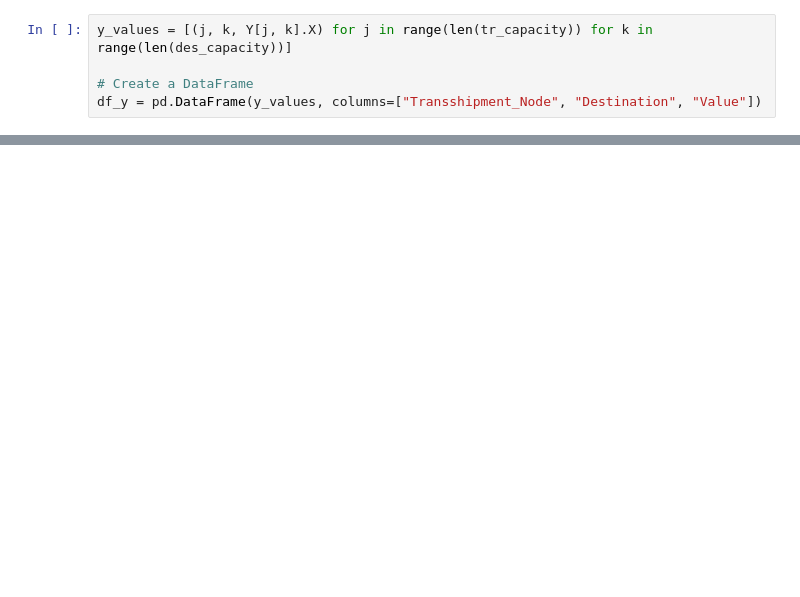
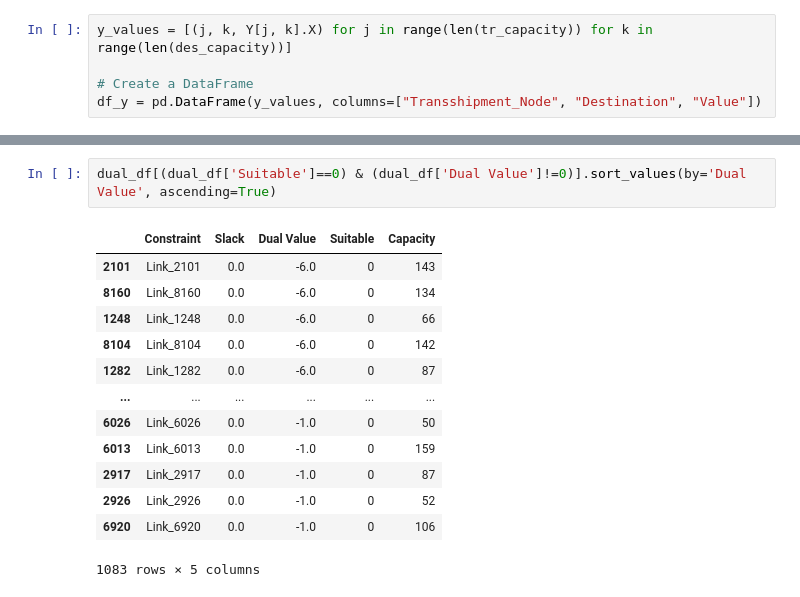
Before and after one commit to giorgiodemarchi/Duality-Based-Active-Learning, a Jupyter notebook: model.ipynb, the cells around one changed output, grey strips where cells are left out. Drawn from its saved outputs; the diff is of its cells as text; blank space fills up the shorter version.

```diff
--- a/model.ipynb
+++ b/model.ipynb
@@ -628,0 +628,16 @@ df_link_duals_nonzero
+# %%
+dual_df[(dual_df['Suitable']==0) & (dual_df['Dual Value']!=0)].sort_values(by='Dual Value', ascending=True)
+# %% [output]
+|  | Constraint | Slack | Dual Value | Suitable | Capacity |
+| 2101 | Link_2101 | 0.0 | -6.0 | 0 | 143 |
+| 8160 | Link_8160 | 0.0 | -6.0 | 0 | 134 |
+| 1248 | Link_1248 | 0.0 | -6.0 | 0 | 66 |
+| 8104 | Link_8104 | 0.0 | -6.0 | 0 | 142 |
+| 1282 | Link_1282 | 0.0 | -6.0 | 0 | 87 |
+| ... | ... | ... | ... | ... | ... |
+| 6026 | Link_6026 | 0.0 | -1.0 | 0 | 50 |
+| 6013 | Link_6013 | 0.0 | -1.0 | 0 | 159 |
+| 2917 | Link_2917 | 0.0 | -1.0 | 0 | 87 |
+| 2926 | Link_2926 | 0.0 | -1.0 | 0 | 52 |
+| 6920 | Link_6920 | 0.0 | -1.0 | 0 | 106 |
+1083 rows × 5 columns
```
Also changed, not shown: parts of 11 cells of this notebook.
